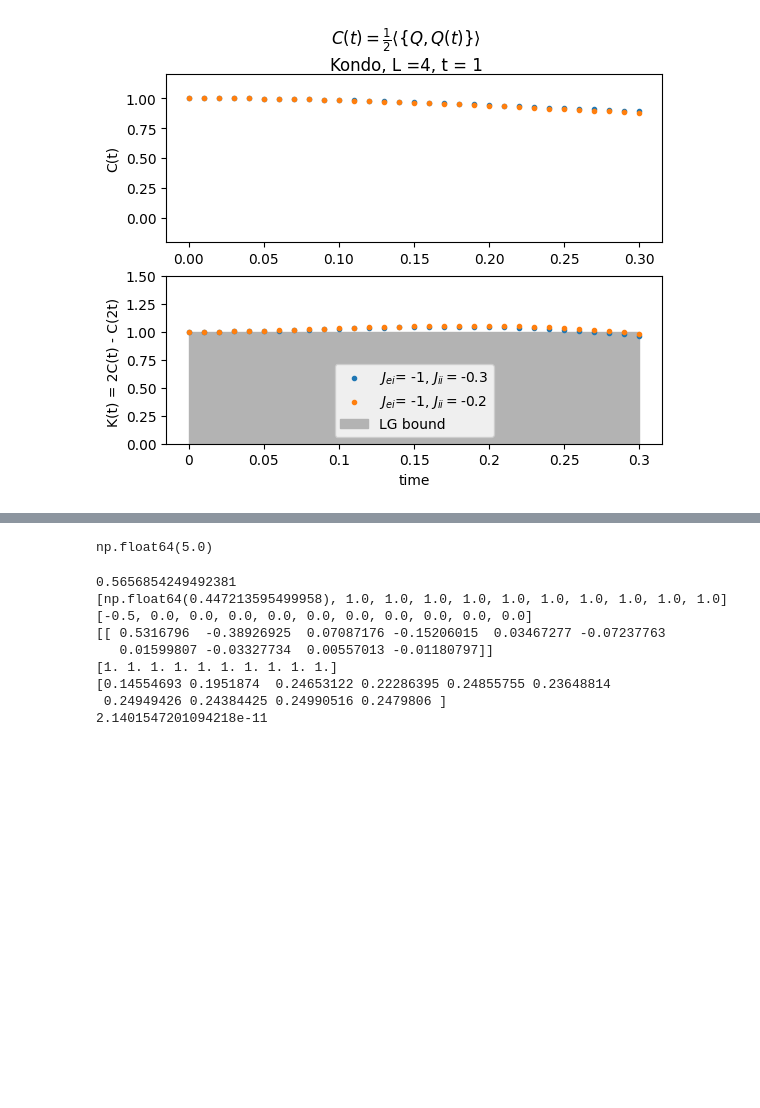
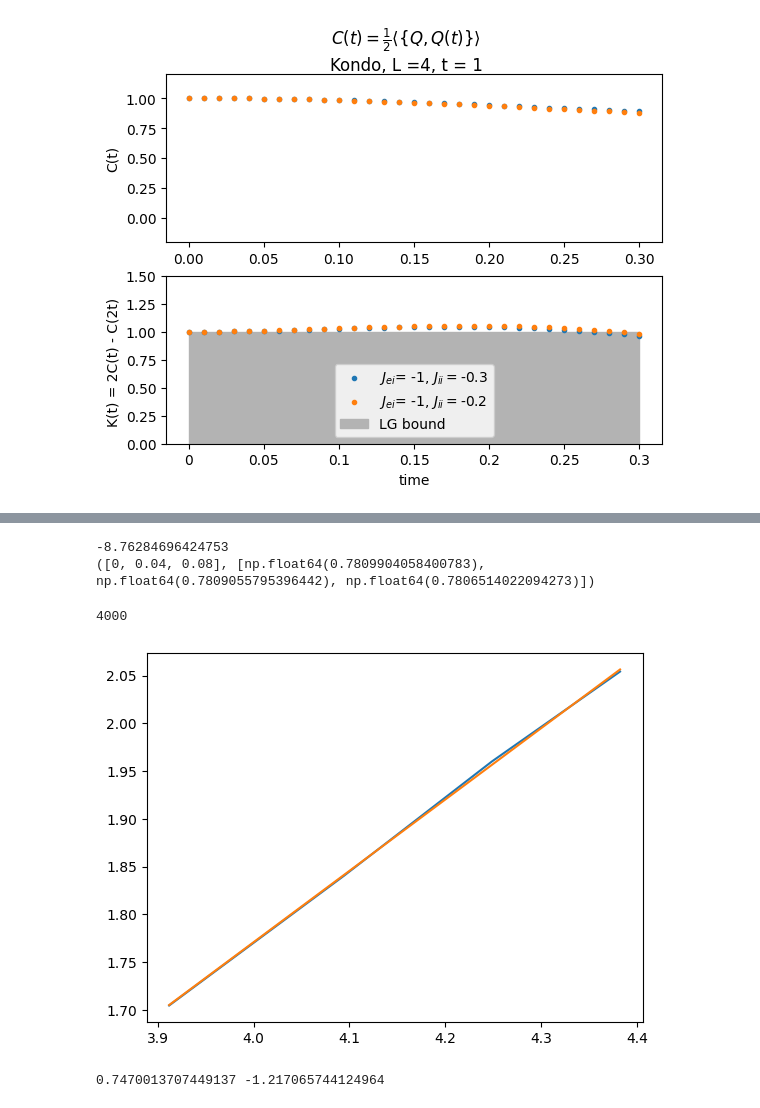
Before and after one commit to IanROsborne/Quantum_Metrology_Fisher_LG, a Jupyter notebook: TFIM/TFI_DMRG_TeNPy.ipynb, the cells around one changed output, grey strips where cells are left out. Drawn from its saved outputs; the diff is of its cells as text; code cells hidden in the pictures; blank space fills up the shorter version.

```diff
--- a/TFIM/TFI_DMRG_TeNPy.ipynb
+++ b/TFIM/TFI_DMRG_TeNPy.ipynb
@@ -426,26 +363,24 @@ for J_ei, J_ii in Jg_lst:
-# %%
-1/((np.sqrt(1/10) **2) * 2)
-# %% [output]
-np.float64(5.0)
 # %%
-L = 9
+L = 5
 t = 1.
 V = 1/np.sqrt(10)
-U = 1
+U = 1.5
 mu = -.5 * U
 
-
+start = time.perf_counter()
 
 extra_params = {
-    'mixer': None,  # setting this to True helps to escape local minima
-    'max_E_err': 1.e-10,
-    'max_sweeps'  : 30,
-    'max_trunc_err' : 1e-8,
-    'trunc_params': {
-        'chi_max': 400,
-        'svd_min': 1.e-10,
-        'trunc_cut': 1e-7
-    },
+    'mixer': True,  # setting this to True helps to escape local minima
+    'mixer_params' :
+        {'amplitude' : 1e-5,
+        'decay' : 2,
+        'disable_after' : 40},
+    'max_E_err': 1.e-9,
+    'max_sweeps'  : 100,
+    'max_trunc_err' : 1e-4,
+    'trunc_params':
+        {'chi_max': 6000,
+        'trunc_cut': 1e-8},
     'verbose': False,
     'combine': True, #tebd params
     'N_times' : 2,
@@ -465,21 +400,38 @@ model_params = {
     'cons_Sz' : 'Sz',
     'target_Sz' : 0}
 
-print(.4 * np.sqrt(2))
 
-psi = State_Evo.from_dmrg(model_params, extra_params)
-print(psi.spin_spin_correlations(sites1= [0]))
-print(psi.expectation_value('Ntot'))
-print(psi.expectation_value('NuNd'))
-print(psi.model.calc_H_MPO().variance(psi))
+#psi = State_Evo.from_dmrg(model_params, extra_params)
+
+psi = tls.load_state("..\\data\\psi_data\\L8_U1_V0.32_chi6000_cut100.0x1e10.pkl")
+print(psi.energy)
+
+print(psi.calculate_LG_correlator(op1 = 'Sp', op_sum = False, site = 0, scalar_product = 2.))
 # %% [output]
-0.5656854249492381
-[np.float64(0.447213595499958), 1.0, 1.0, 1.0, 1.0, 1.0, 1.0, 1.0, 1.0, 1.0, 1.0]
-[-0.5, 0.0, 0.0, 0.0, 0.0, 0.0, 0.0, 0.0, 0.0, 0.0, 0.0]
-[[ 0.5316796  -0.38926925  0.07087176 -0.15206015  0.03467277 -0.07237763
-   0.01599807 -0.03327734  0.00557013 -0.01180797]]
-[1. 1. 1. 1. 1. 1. 1. 1. 1. 1.]
-[0.14554693 0.1951874  0.24653122 0.22286395 0.24855755 0.23648814
- 0.24949426 0.24384425 0.24990516 0.2479806 ]
-2.1401547201094218e-11
+-8.76284696424753
+([0, 0.04, 0.08], [np.float64(0.7809904058400783), np.float64(0.7809055795396442), np.float64(0.7806514022094273)])
+# %%
+extra_params['trunc_params']['chi_max']
+# %% [output]
+4000
+# %%
+[10, 16, 20, 26, 30]
+[6.7, 88, 230, 60 * 10 + 47, 1310]
+np.array([1 * 60 *60 + 13 * 60 + 23, 1 * 60 *60 + 37 * 60 + 1, 2 * 60 *60 + 7 * 60 + 56, 2 * 60 *60 + 32 * 60 + 23])
+
+xlist = np.array([ 50, 60, 70, 80])
+ylist = np.array([ 5.5, 6.3, 7.1, 7.8])
+
+fig, ax = plt.subplots(1)
+ax.plot(np.log(xlist), np.log(ylist))
+
+poly = np.polyfit(np.log(xlist), np.log(ylist), 1)
+ax.plot(np.log(xlist), poly[0] * np.log(xlist) + poly[1])
+
+plt.show()
+
+print(poly[0], poly[1])
+# %% [output]
+[figure, added]
+0.7470013707449137 -1.217065744124964
 # %%
```
Also changed, not shown: parts of 9 cells of this notebook, 2 other files.
